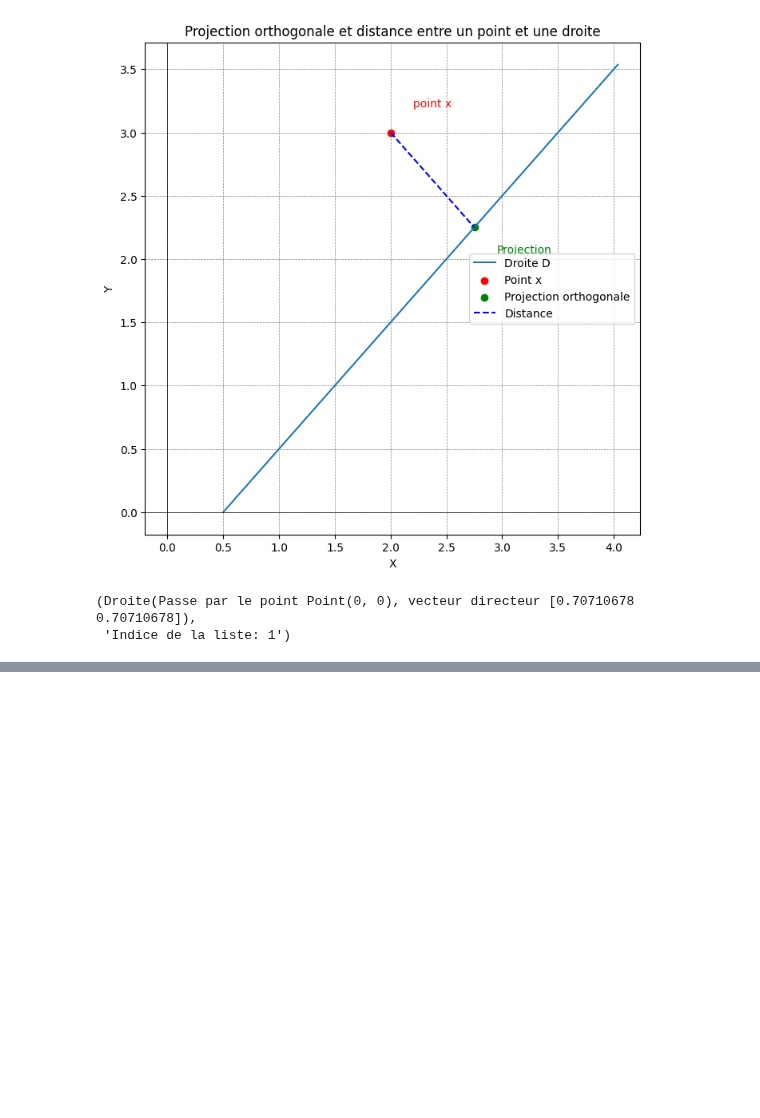
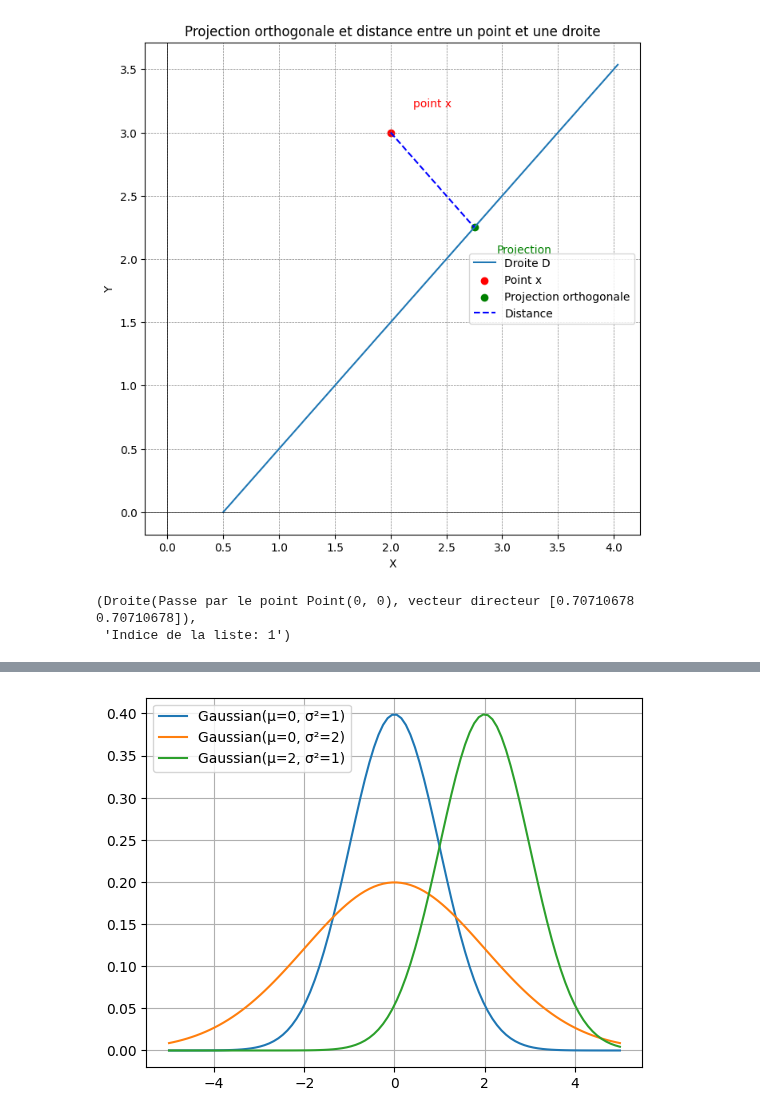
Before and after one commit to NoahKWM/ANDO, a Jupyter notebook: projet_ando.ipynb, the cells around one changed output, grey strips where cells are left out. Saved outputs shown, nothing was run; the diff lists cells and outputs as text; code cells hidden in the pictures; blank space fills up the shorter version.

```diff
--- a/projet_ando.ipynb
+++ b/projet_ando.ipynb
@@ -171,0 +208,7 @@ droite_plus_proche(x, [D, Droite(Point(0, 0), np.array([1, 1]))])
+# %%
+import numpy as np
+import matplotlib.pyplot as plt
+
+c.plot_pdf(-5, 5)
+# %% [output]
+[figure, added]
```
Also changed, not shown: parts of 9 cells of this notebook.
